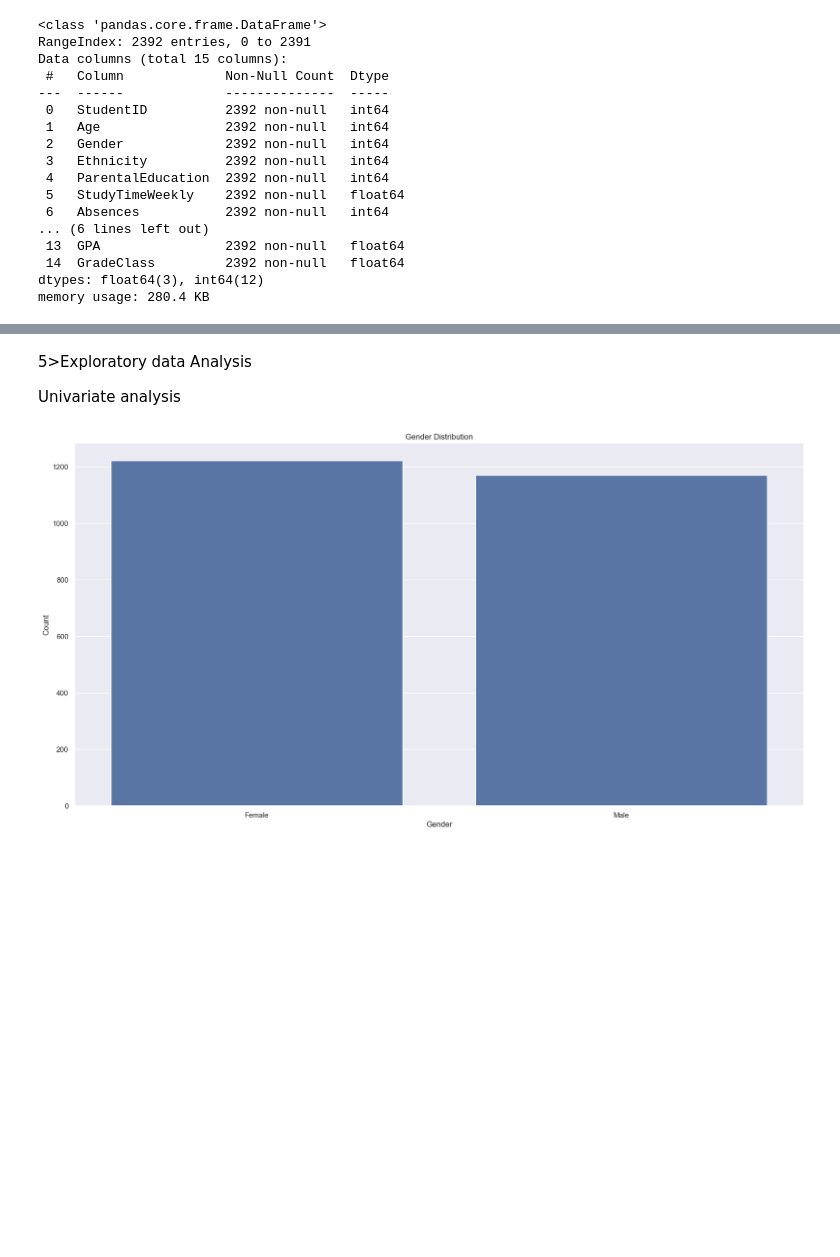
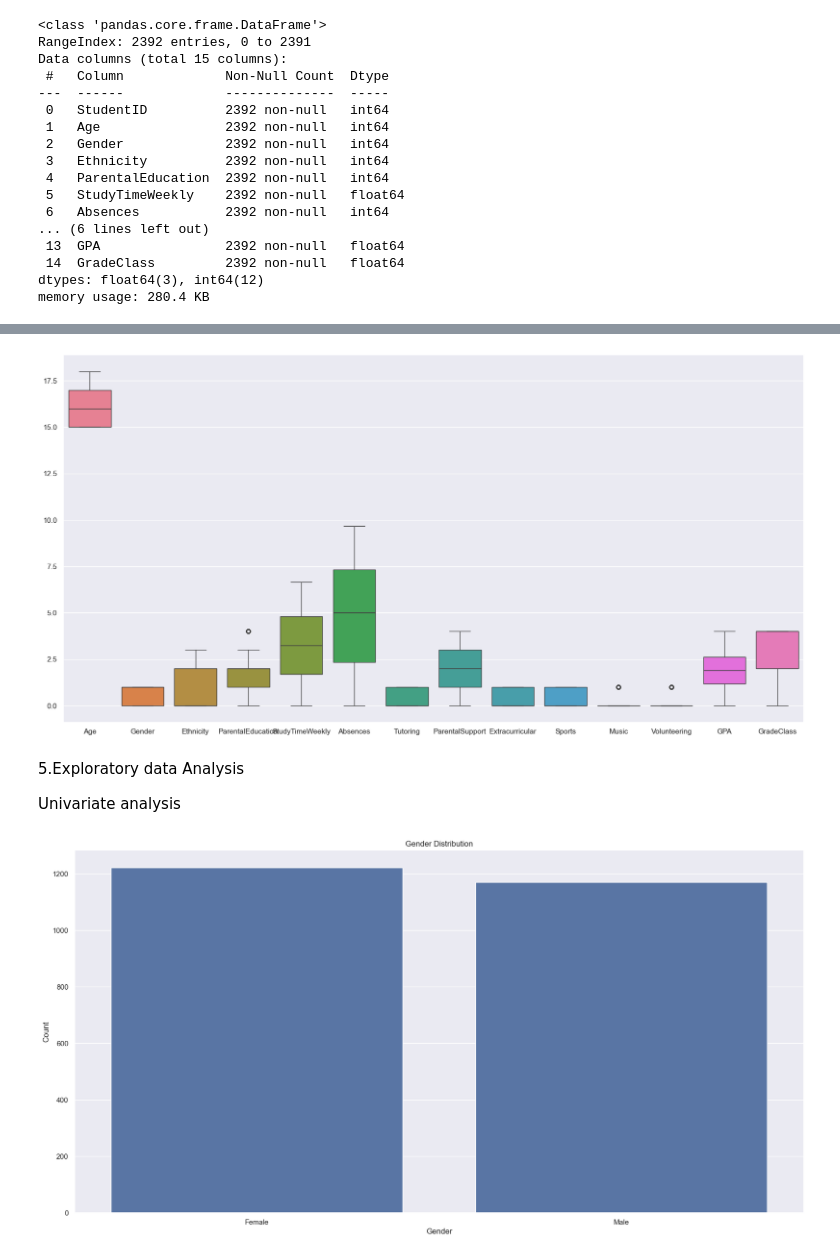
Before and after one commit to AnnMariDB/MLG382-Projects, a Jupyter notebook: MLG382Project1/Group E_MLG382_GuidedProject.ipynb, the cells around one changed output, grey strips where cells are left out. Cells and saved outputs as stored; diff of their text form; code cells hidden in the pictures; blank space fills up the shorter version.

Commit message:
Added observations Data analysis complete

```diff
--- a/MLG382Project1/Group E_MLG382_GuidedProject.ipynb
+++ b/MLG382Project1/Group E_MLG382_GuidedProject.ipynb
@@ -78 +81,8 @@ sns.set(
+# %%
+df_scaled["StudyTimeWeekly"] = df["StudyTimeWeekly"]/3
+df_scaled["Absences"] = df["Absences"]/3
+sns.boxplot(data=df_scaled)
+plt.show()
+# %% [output]
+[figure, added]
 # %%
@@ -91,7 +101,7 @@ df['SportsLabel'] = df['Sports'].map({0: 'No', 1: 'Yes'})
 df['MusicLabel'] = df['Music'].map({0: 'No', 1: 'Yes'})
 df['VolunteeringLabel'] = df['Volunteering'].map({0: 'No', 1: 'Yes'})
 # %% [markdown]
-5>Exploratory data Analysis
+5.Exploratory data Analysis
 
 Univariate analysis
 # %%
```
Also changed, not shown: parts of 29 cells of this notebook.
